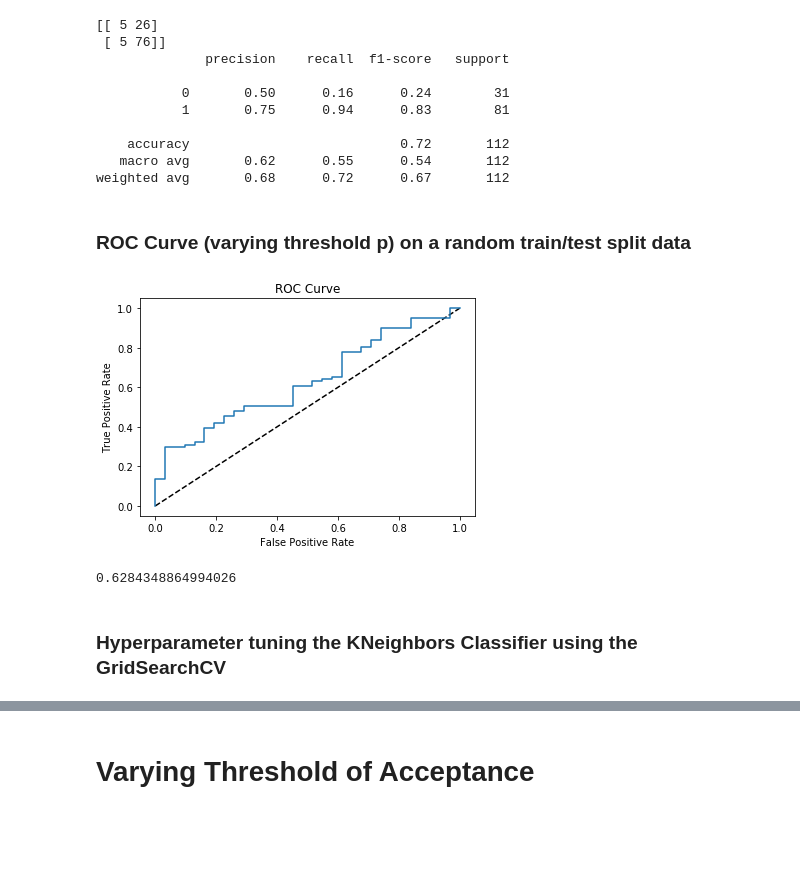
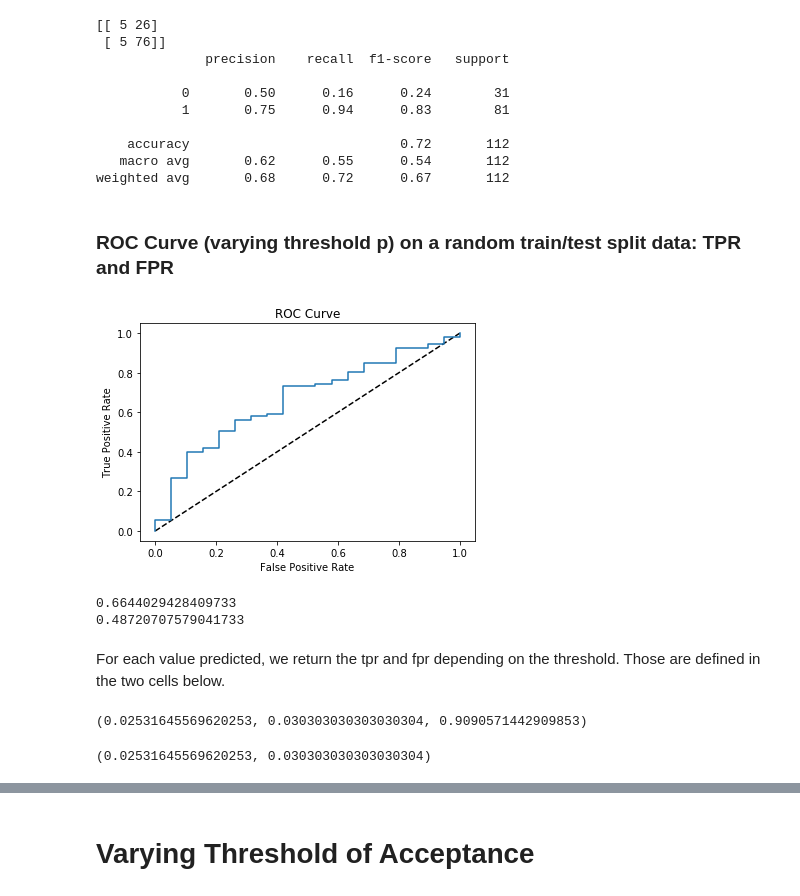
Before and after one commit to adriensaremi/Springboard, a Jupyter notebook: Capstone_1/Machine_Learning_Model_2.ipynb, the cells around one changed output, grey strips where cells are left out. Saved outputs shown, nothing was run; the diff lists cells and outputs as text; code cells hidden in the pictures; blank space fills up the shorter version.

```diff
--- a/Capstone_1/Machine_Learning_Model_2.ipynb
+++ b/Capstone_1/Machine_Learning_Model_2.ipynb
@@ -131,25 +132,44 @@ print(classification_report(y_test, y_pred))
    macro avg       0.62      0.55      0.54       112
 weighted avg       0.68      0.72      0.67       112
 # %% [markdown]
-### ROC Curve (varying threshold p) on a random train/test split data
+### ROC Curve (varying threshold p) on a random train/test split data: TPR and FPR
 # %%
 logreg = LogisticRegression()
-X_train, X_test, y_train, y_test = train_test_split(X, y, test_size = .30, stratify = y)
+X_train, X_test, y_train, y_test = train_test_split(X, y, test_size = .30)
 
 logreg.fit(X_train,y_train)
 
 y_pred_prob = logreg.predict_proba(X_test)[:,1]
+
 fpr, tpr, thresholds = roc_curve(y_test, y_pred_prob)
 plt.plot([0, 1], [0, 1], 'k--')
 plt.plot(fpr, tpr)
 plt.xlabel('False Positive Rate')
 plt.ylabel('True Positive Rate')
 plt.title('ROC Curve')
 plt.show()
 
 print(roc_auc_score(y_test, y_pred_prob))
+print(log_loss(y_test, y_pred_prob))
 # %% [output]
-[figure, old version]
+[figure, new version]
-0.6284348864994026
+0.6644029428409733
+0.48720707579041733
-# %% [markdown]
-### Hyperparameter tuning the KNeighbors Classifier using the GridSearchCV
+# %% [markdown]
+For each value predicted, we return the tpr and fpr depending on the threshold. Those are defined in the two cells below.
+# %%
+j = 3
+tpr[j], fpr[j], thresholds[j]
+# %% [output]
+(0.02531645569620253, 0.030303030303030304, 0.9090571442909853)
+# %%
+mat = np.transpose([y_pred_prob,y_pred,y_test])
+
+tp = [1 for i in range(len(mat)) if mat[i,0] >= thresholds[j] and mat[i,2] == 1]
+tn = [1 for i in range(len(mat)) if mat[i,0] < thresholds[j] and mat[i,2] == 0]
+fp = [1 for i in range(len(mat)) if mat[i,0] >= thresholds[j] and mat[i,2] == 0]
+fn = [1 for i in range(len(mat)) if mat[i,0] < thresholds[j] and mat[i,2] == 1]
+
+len(tp) / (len(tp) + len(fn)), len(fp) / (len(fp) + len(tn))
+# %% [output]
+(0.02531645569620253, 0.030303030303030304)
```
Also changed, not shown: parts of 27 cells of this notebook.
